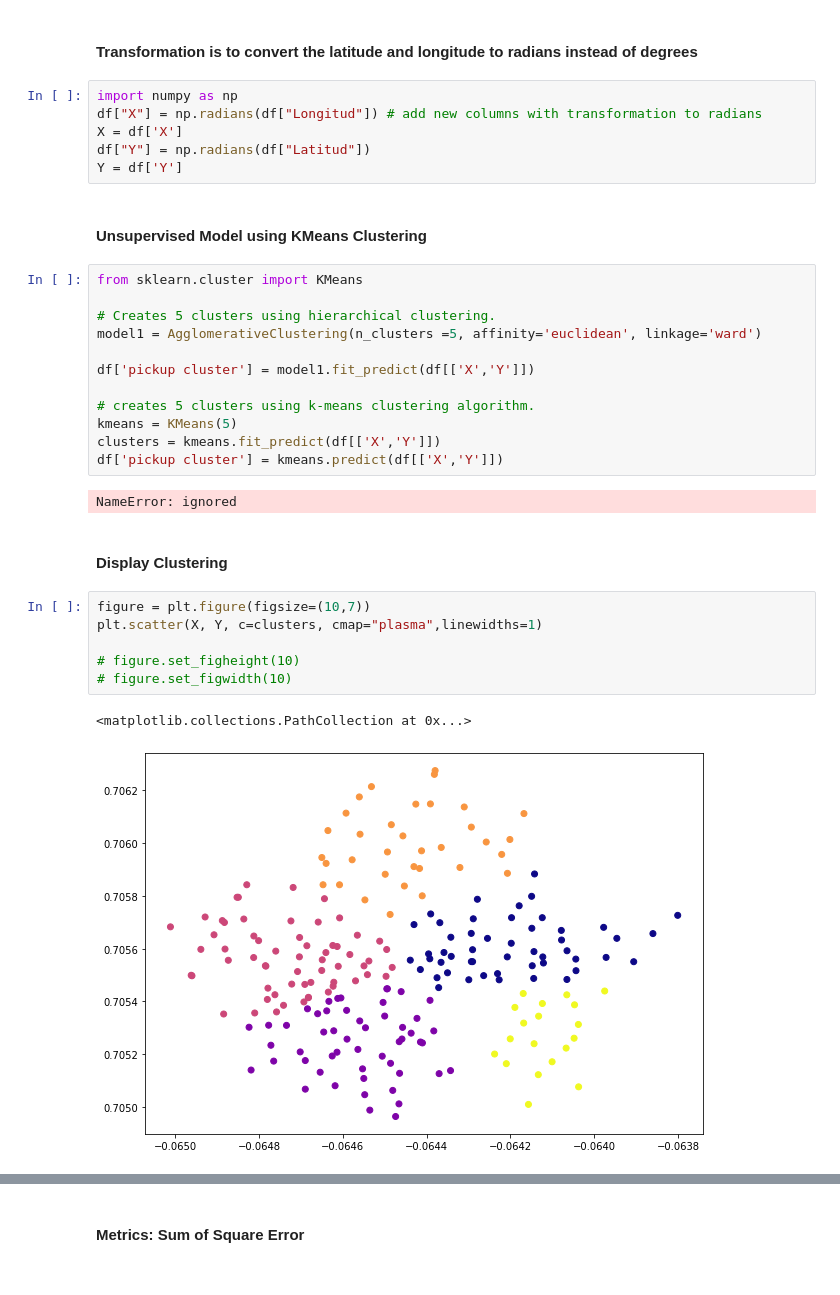
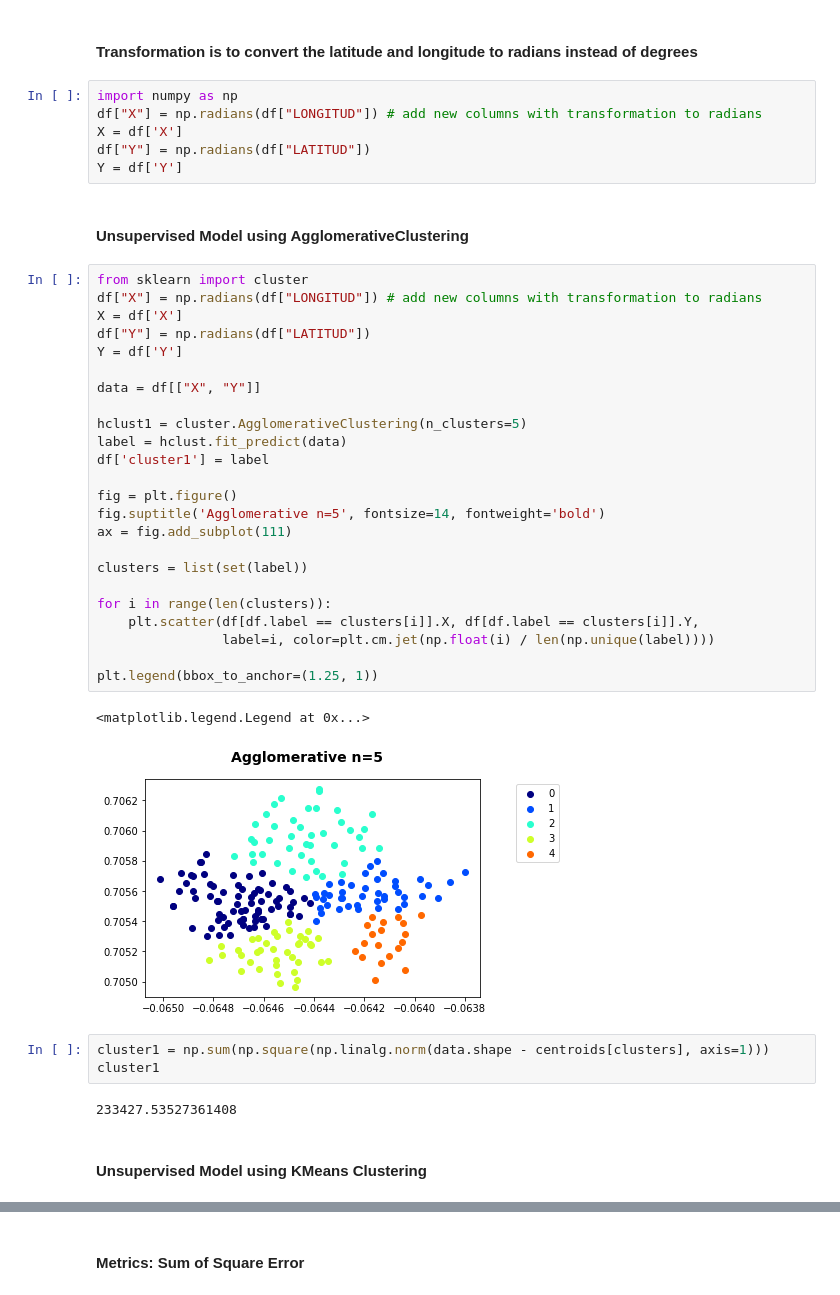
Before and after one commit to rasoco/Master_Data_Science, a Jupyter notebook: TFM/BiciMadProject.ipynb, the cells around one changed output, grey strips where cells are left out. Saved outputs shown, nothing was run; the diff lists cells and outputs as text.

```diff
--- a/TFM/BiciMadProject.ipynb
+++ b/TFM/BiciMadProject.ipynb
@@ -681,34 +696,43 @@ Please report this bug at https://github.com/streamlit/streamlit/issues.
 #### Transformation is to convert the latitude and longitude to radians instead of degrees
 # %%
 import numpy as np
-df["X"] = np.radians(df["Longitud"]) # add new columns with transformation to radians
+df["X"] = np.radians(df["LONGITUD"]) # add new columns with transformation to radians
 X = df['X']
-df["Y"] = np.radians(df["Latitud"])
+df["Y"] = np.radians(df["LATITUD"])
 Y = df['Y']
+# %% [markdown]
+#### Unsupervised Model using AgglomerativeClustering
+# %%
+from sklearn import cluster
+df["X"] = np.radians(df["LONGITUD"]) # add new columns with transformation to radians
+X = df['X']
+df["Y"] = np.radians(df["LATITUD"])
+Y = df['Y']
+
+data = df[["X", "Y"]]
+
+hclust1 = cluster.AgglomerativeClustering(n_clusters=5)
+label = hclust.fit_predict(data)
+df['cluster1'] = label
+
+fig = plt.figure()
+fig.suptitle('Agglomerative n=5', fontsize=14, fontweight='bold')
+ax = fig.add_subplot(111)
+
+clusters = list(set(label))
+
+for i in range(len(clusters)):
+    plt.scatter(df[df.label == clusters[i]].X, df[df.label == clusters[i]].Y,
+                label=i, color=plt.cm.jet(np.float(i) / len(np.unique(label))))
+
+plt.legend(bbox_to_anchor=(1.25, 1))
+# %% [output]
+<matplotlib.legend.Legend at 0x...>
+[figure, added]
+# %%
+cluster1 = np.sum(np.square(np.linalg.norm(data.shape - centroids[clusters], axis=1)))
+cluster1
+# %% [output]
+233427.53527361408
 # %% [markdown]
 #### Unsupervised Model using KMeans Clustering
-# %%
-from sklearn.cluster import KMeans
-
-# Creates 5 clusters using hierarchical clustering.
-model1 = AgglomerativeClustering(n_clusters =5, affinity='euclidean', linkage='ward')
-
-df['pickup cluster'] = model1.fit_predict(df[['X','Y']])
-
-# creates 5 clusters using k-means clustering algorithm.
-kmeans = KMeans(5)
-clusters = kmeans.fit_predict(df[['X','Y']])
-df['pickup cluster'] = kmeans.predict(df[['X','Y']])
-# %% [output]
-NameError: ignored
-# %% [markdown]
-#### Display Clustering
-# %%
-figure = plt.figure(figsize=(10,7))
-plt.scatter(X, Y, c=clusters, cmap="plasma",linewidths=1)
-
-# figure.set_figheight(10)
-# figure.set_figwidth(10)
-# %% [output]
-<matplotlib.collections.PathCollection at 0x...>
-[figure, removed]
```
Also changed, not shown: parts of 21 cells of this notebook.
